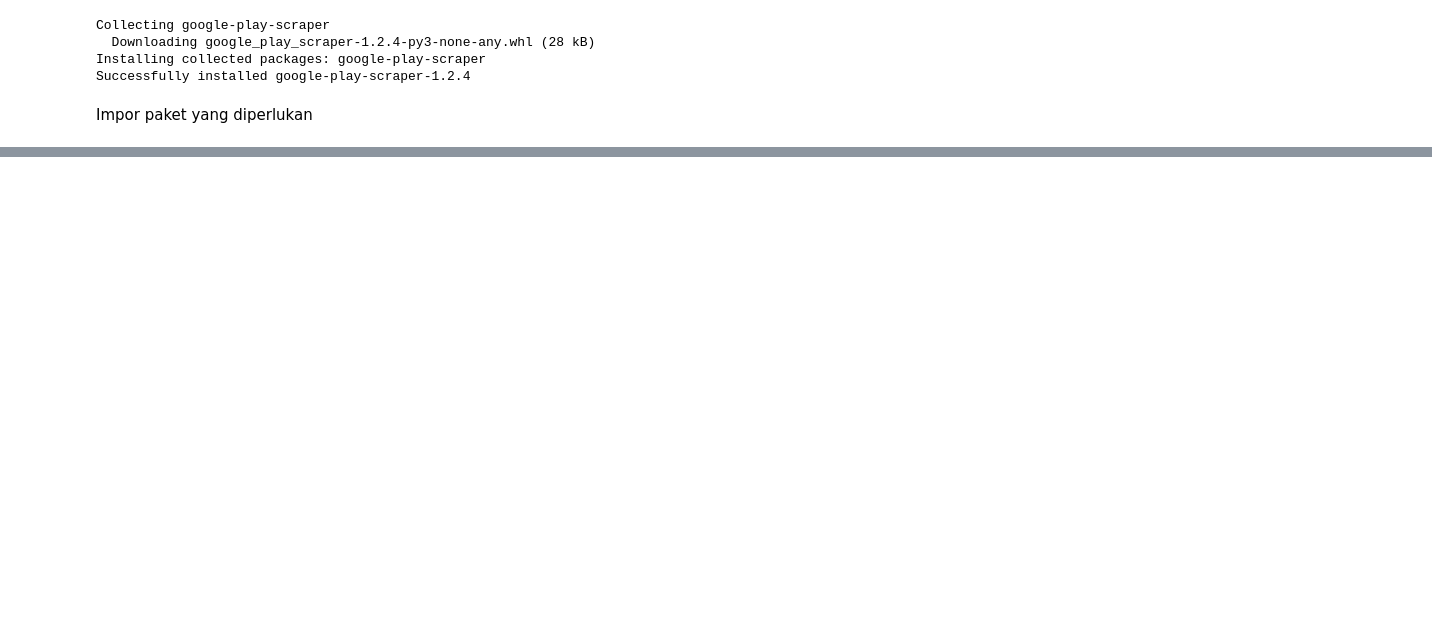
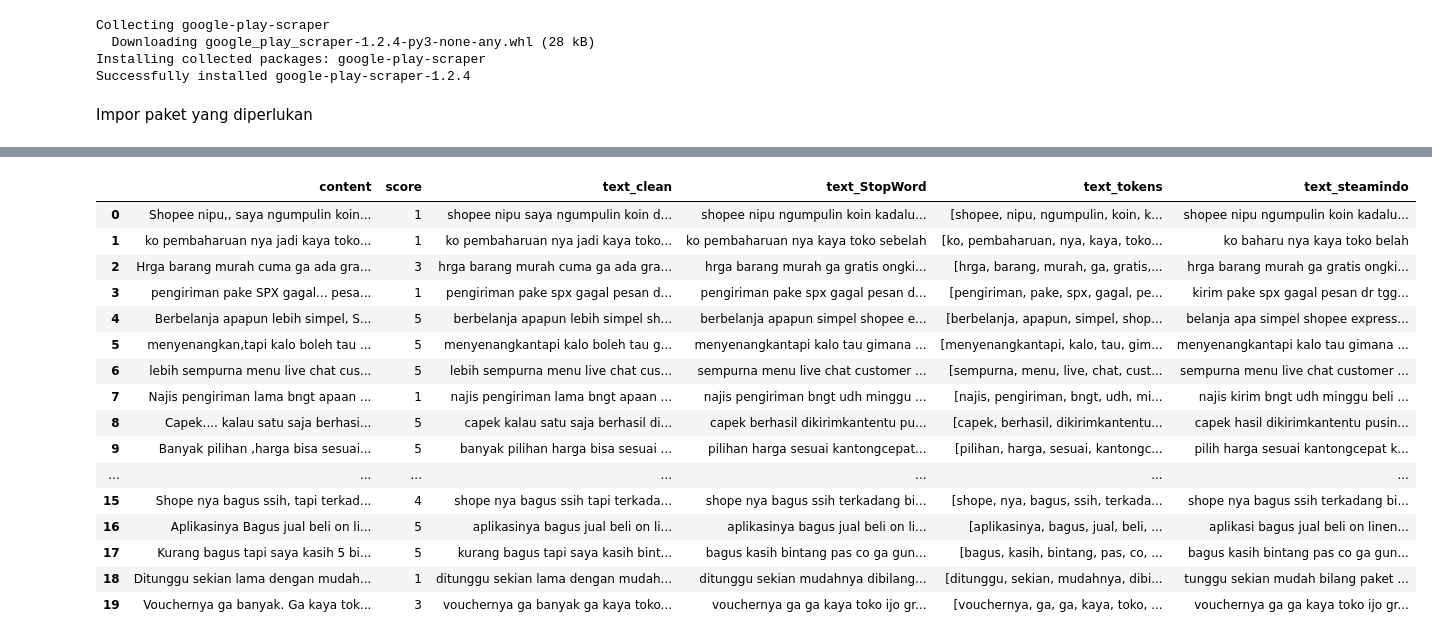
Before and after one commit to adryanshinta/Skripsi, a Jupyter notebook: s_shopee.ipynb, the cells around one changed output, grey strips where cells are left out. Drawn from its saved outputs; the diff is of its cells as text; code cells hidden in the pictures; blank space fills up the shorter version.

```diff
--- a/s_shopee.ipynb
+++ b/s_shopee.ipynb
@@ -75,0 +89,3 @@ my_df=my_df[['content', 'score']]#karena kita hanya membutuhkan kolom content da
+# %%
+pd.set_option('display.max_columns', None)
+my_df.head(20)
@@ -75,0 +188,5 @@ my_df=my_df[['content', 'score']]#karena kita hanya membutuhkan kolom content da
+# %%
+my_df['text_clean'] = my_df['content'].str.lower()
+my_df['text_clean']
+data_clean = clean_text(my_df, 'content', 'text_clean')
+data_clean.head(10)
@@ -75,0 +209,7 @@ my_df=my_df[['content', 'score']]#karena kita hanya membutuhkan kolom content da
+# %%
+import nltk.corpus
+nltk.download('stopwords')
+from nltk.corpus import stopwords
+stop = stopwords.words('indonesian')
+data_clean['text_StopWord'] = data_clean['text_clean'].apply(lambda x:' '.join([word for word in x.split() if word not in (stop)]))
+data_clean.head(50)
@@ -75,0 +240,5 @@ my_df=my_df[['content', 'score']]#karena kita hanya membutuhkan kolom content da
+# %%
+nltk.download('punkt')
+from nltk.tokenize import sent_tokenize, word_tokenize
+data_clean['text_tokens'] = data_clean['text_StopWord'].apply(lambda x: word_tokenize(x))
+data_clean.head()
@@ -75,0 +269,41 @@ my_df=my_df[['content', 'score']]#karena kita hanya membutuhkan kolom content da
+# %%
+#-----------------STEMMING -----------------
+from Sastrawi.Stemmer.StemmerFactory import StemmerFactory
+#import swifter
+
+
+# create stemmer
+factory = StemmerFactory()
+stemmer = factory.create_stemmer()
+
+# stemmed
+def stemmed_wrapper(term):
+    return stemmer.stem(term)
+
+term_dict = {}
+hitung=0
+
+for document in data_clean['text_tokens']:
+    for term in document:
+        if term not in term_dict:
+            term_dict[term] = ' '
+
+print(len(term_dict))
+print("------------------------")
+for term in term_dict:
+    term_dict[term] = stemmed_wrapper(term)
+    hitung+=1
+    print(hitung,":",term,":" ,term_dict[term])
+
+print(term_dict)
+print("------------------------")
+
+# apply stemmed term to dataframe
+def get_stemmed_term(document):
+    return [term_dict[term] for term in document]
+
+
+#script ini bisa dipisah dari eksekusinya setelah pembacaaan term selesai
+data_clean['text_steamindo'] = data_clean['text_tokens'].apply(lambda x:' '.join(get_stemmed_term(x)))
+data_clean.head(20)
+# %% [output]
@@ -75,0 +327,17 @@ my_df=my_df[['content', 'score']]#karena kita hanya membutuhkan kolom content da
+|  | content | score | text_clean | text_StopWord | text_tokens | text_steamindo |
+| 0 | Shopee nipu,, saya ngumpulin koin... | 1 | shopee nipu saya ngumpulin koin d... | shopee nipu ngumpulin koin kadalu... | [shopee, nipu, ngumpulin, koin, k... | shopee nipu ngumpulin koin kadalu... |
+| 1 | ko pembaharuan nya jadi kaya toko... | 1 | ko pembaharuan nya jadi kaya toko... | ko pembaharuan nya kaya toko sebelah | [ko, pembaharuan, nya, kaya, toko... | ko baharu nya kaya toko belah |
+| 2 | Hrga barang murah cuma ga ada gra... | 3 | hrga barang murah cuma ga ada gra... | hrga barang murah ga gratis ongki... | [hrga, barang, murah, ga, gratis,... | hrga barang murah ga gratis ongki... |
+| 3 | pengiriman pake SPX gagal... pesa... | 1 | pengiriman pake spx gagal pesan d... | pengiriman pake spx gagal pesan d... | [pengiriman, pake, spx, gagal, pe... | kirim pake spx gagal pesan dr tgg... |
+| 4 | Berbelanja apapun lebih simpel, S... | 5 | berbelanja apapun lebih simpel sh... | berbelanja apapun simpel shopee e... | [berbelanja, apapun, simpel, shop... | belanja apa simpel shopee express... |
+| 5 | menyenangkan,tapi kalo boleh tau ... | 5 | menyenangkantapi kalo boleh tau g... | menyenangkantapi kalo tau gimana ... | [menyenangkantapi, kalo, tau, gim... | menyenangkantapi kalo tau gimana ... |
+| 6 | lebih sempurna menu live chat cus... | 5 | lebih sempurna menu live chat cus... | sempurna menu live chat customer ... | [sempurna, menu, live, chat, cust... | sempurna menu live chat customer ... |
+| 7 | Najis pengiriman lama bngt apaan ... | 1 | najis pengiriman lama bngt apaan ... | najis pengiriman bngt udh minggu ... | [najis, pengiriman, bngt, udh, mi... | najis kirim bngt udh minggu beli ... |
+| 8 | Capek.... kalau satu saja berhasi... | 5 | capek kalau satu saja berhasil di... | capek berhasil dikirimkantentu pu... | [capek, berhasil, dikirimkantentu... | capek hasil dikirimkantentu pusin... |
+| 9 | Banyak pilihan ,harga bisa sesuai... | 5 | banyak pilihan harga bisa sesuai ... | pilihan harga sesuai kantongcepat... | [pilihan, harga, sesuai, kantongc... | pilih harga sesuai kantongcepat k... |
+| ... | ... | ... | ... | ... | ... | ... |
+| 15 | Shope nya bagus ssih, tapi terkad... | 4 | shope nya bagus ssih tapi terkada... | shope nya bagus ssih terkadang bi... | [shope, nya, bagus, ssih, terkada... | shope nya bagus ssih terkadang bi... |
+| 16 | Aplikasinya Bagus jual beli on li... | 5 | aplikasinya bagus jual beli on li... | aplikasinya bagus jual beli on li... | [aplikasinya, bagus, jual, beli, ... | aplikasi bagus jual beli on linen... |
+| 17 | Kurang bagus tapi saya kasih 5 bi... | 5 | kurang bagus tapi saya kasih bint... | bagus kasih bintang pas co ga gun... | [bagus, kasih, bintang, pas, co, ... | bagus kasih bintang pas co ga gun... |
+| 18 | Ditunggu sekian lama dengan mudah... | 1 | ditunggu sekian lama dengan mudah... | ditunggu sekian mudahnya dibilang... | [ditunggu, sekian, mudahnya, dibi... | tunggu sekian mudah bilang paket ... |
+| 19 | Vouchernya ga banyak. Ga kaya tok... | 3 | vouchernya ga banyak ga kaya toko... | vouchernya ga ga kaya toko ijo gr... | [vouchernya, ga, ga, kaya, toko, ... | vouchernya ga ga kaya toko ijo gr... |
```
Also changed, not shown: parts of 36 cells of this notebook.
